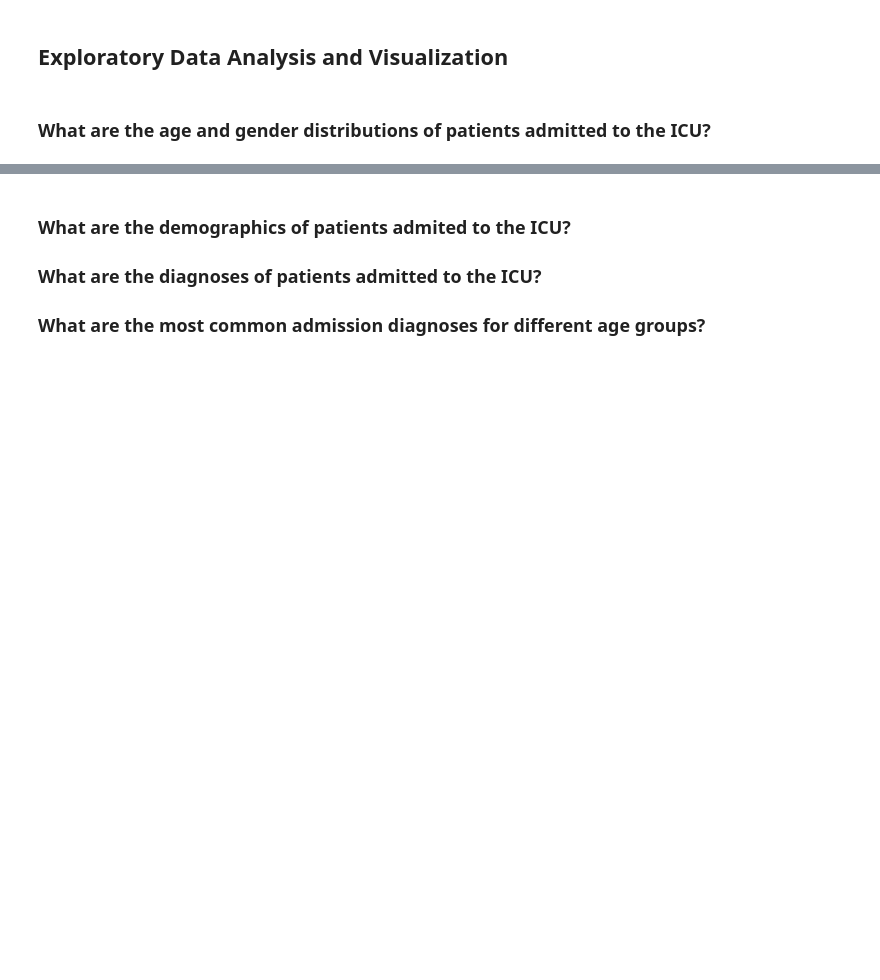
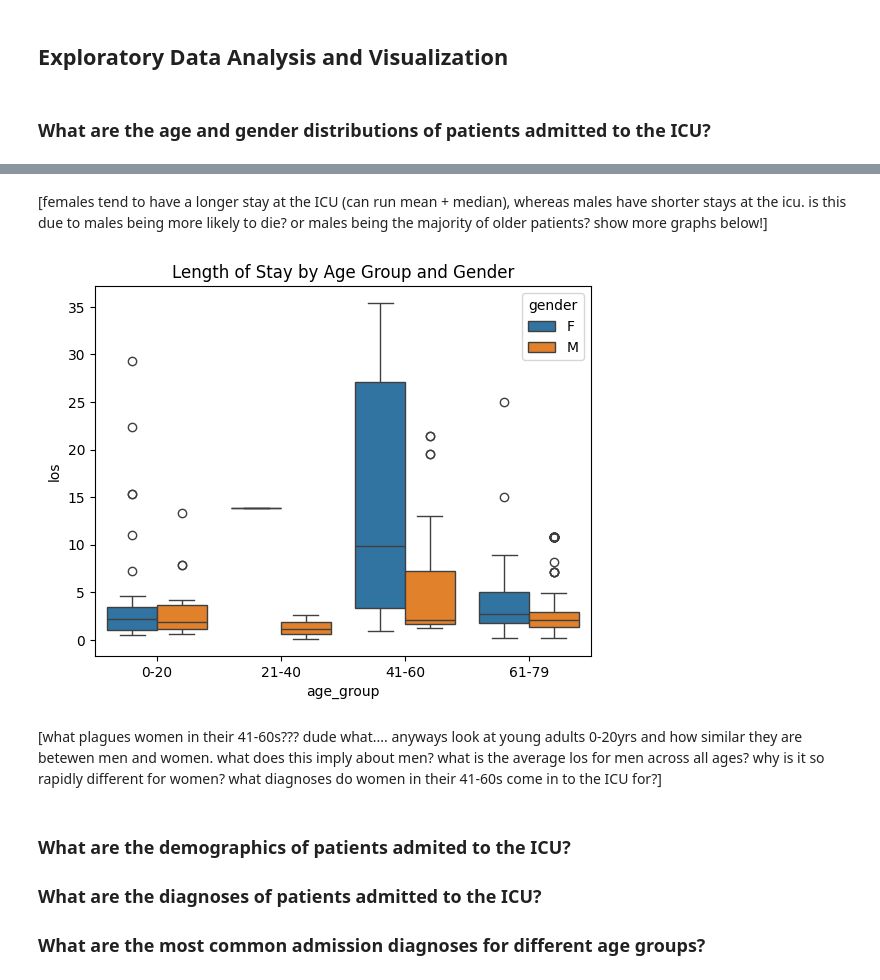
Before and after one commit to punstack/Health-Care-Analytics, a Jupyter notebook: eda.ipynb, the cells around one changed output, grey strips where cells are left out. Cells and saved outputs as stored; diff of their text form; code cells hidden in the pictures; blank space fills up the shorter version.

```diff
--- a/eda.ipynb
+++ b/eda.ipynb
@@ -141,3 +123,14 @@ plt.show()
+# %% [markdown]
+[females tend to have a longer stay at the ICU (can run mean + median), whereas males have shorter stays at the icu. is this due to males being more likely to die? or males being the majority of older patients? show more graphs below!]
+# %%
+df_a['age_group'] = pd.cut(df_a['age'], bins=[0, 20, 40, 60, 80], labels=['0-20', '21-40', '41-60', '61-79'])
+sns.boxplot(x='age_group', y='los', hue='gender', data=df_a)
+plt.title('Length of Stay by Age Group and Gender')
+plt.show()
+# %% [output]
+[figure, added]
+# %% [markdown]
+[what plagues women in their 41-60s??? dude what.... anyways look at young adults 0-20yrs and how similar they are betewen men and women. what does this imply about men? what is the average los for men across all ages? why is it so rapidly different for women? what diagnoses do women in their 41-60s come in to the ICU for?]
 # %% [markdown]
 ### What are the demographics of patients admited to the ICU?
 ### What are the diagnoses of patients admitted to the ICU?
```
Also changed, not shown: parts of 28 cells of this notebook, 1 other file.
